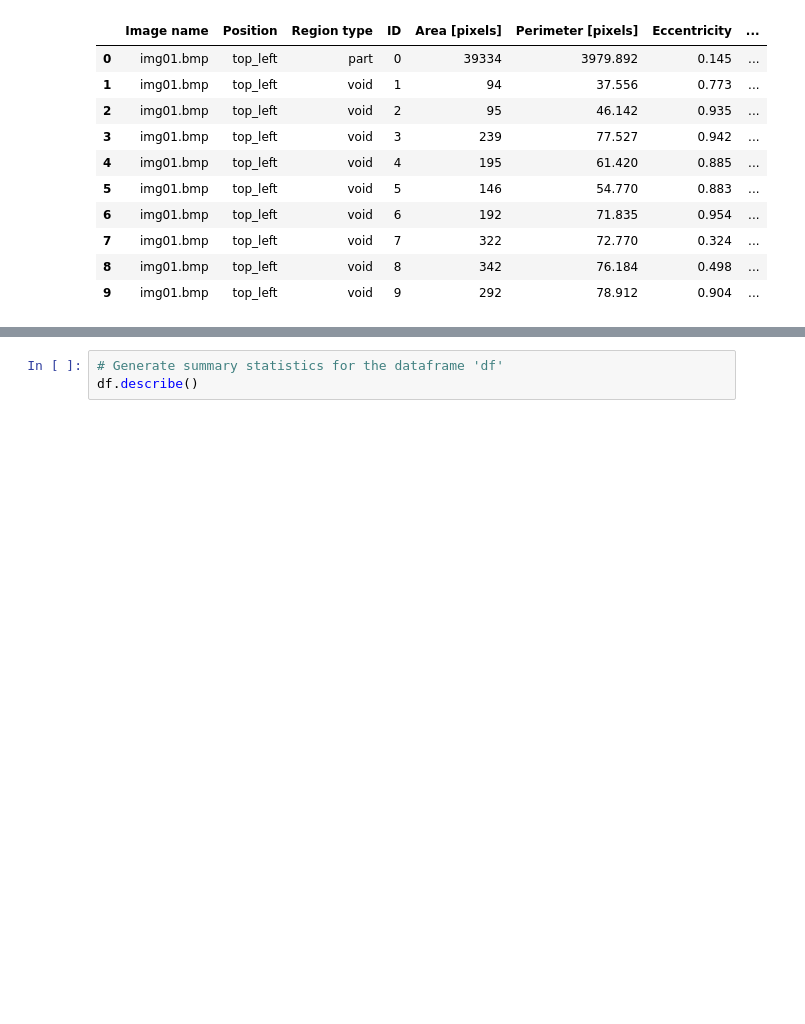
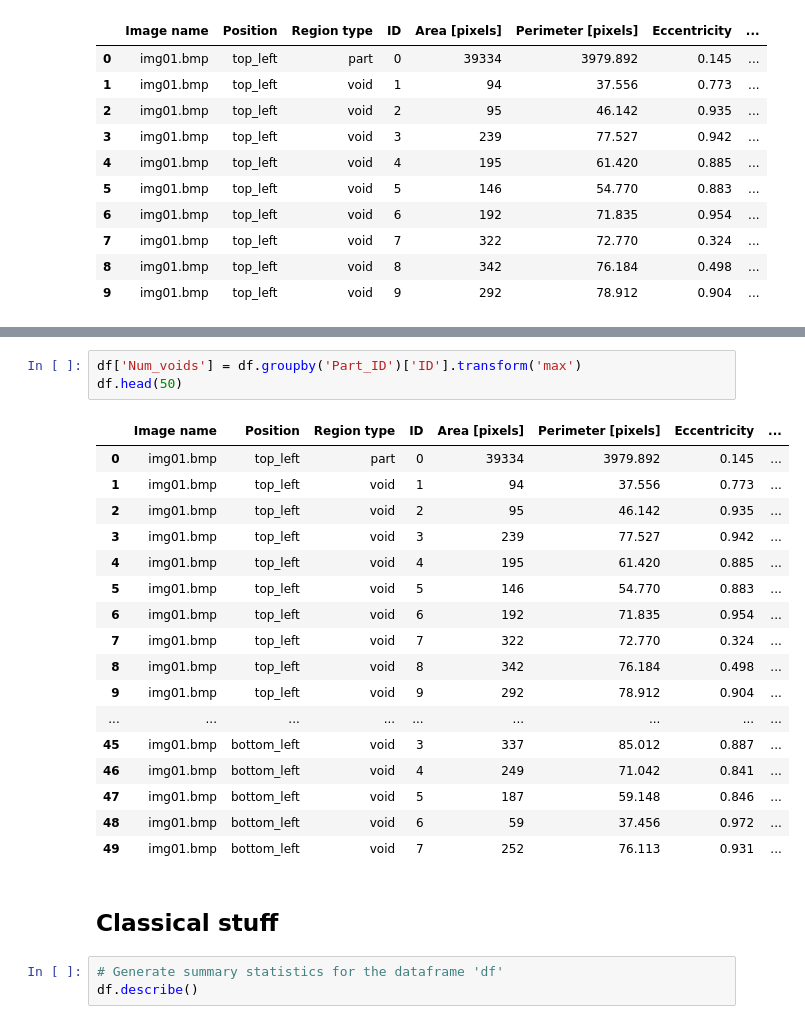
Before and after one commit to abylai11/qda-project, a Jupyter notebook: Python code/Exploration.ipynb, the cells around one changed output, grey strips where cells are left out. Drawn from its saved outputs; the diff is of its cells as text; blank space fills up the shorter version.

Commit message:
exported in python the stuff from R

```diff
--- a/Python code/Exploration.ipynb
+++ b/Python code/Exploration.ipynb
@@ -35,3 +139,26 @@ df.head(10)
+# %%
+df['Num_voids'] = df.groupby('Part_ID')['ID'].transform('max')
+df.head(50)
+# %% [output]
+|  | Image name | Position | Region type | ID | Area [pixels] | Perimeter [pixels] | Eccentricity | ... |
+| 0 | img01.bmp | top_left | part | 0 | 39334 | 3979.892 | 0.145 | ... |
+| 1 | img01.bmp | top_left | void | 1 | 94 | 37.556 | 0.773 | ... |
+| 2 | img01.bmp | top_left | void | 2 | 95 | 46.142 | 0.935 | ... |
+| 3 | img01.bmp | top_left | void | 3 | 239 | 77.527 | 0.942 | ... |
+| 4 | img01.bmp | top_left | void | 4 | 195 | 61.420 | 0.885 | ... |
+| 5 | img01.bmp | top_left | void | 5 | 146 | 54.770 | 0.883 | ... |
+| 6 | img01.bmp | top_left | void | 6 | 192 | 71.835 | 0.954 | ... |
+| 7 | img01.bmp | top_left | void | 7 | 322 | 72.770 | 0.324 | ... |
+| 8 | img01.bmp | top_left | void | 8 | 342 | 76.184 | 0.498 | ... |
+| 9 | img01.bmp | top_left | void | 9 | 292 | 78.912 | 0.904 | ... |
+| ... | ... | ... | ... | ... | ... | ... | ... | ... |
+| 45 | img01.bmp | bottom_left | void | 3 | 337 | 85.012 | 0.887 | ... |
+| 46 | img01.bmp | bottom_left | void | 4 | 249 | 71.042 | 0.841 | ... |
+| 47 | img01.bmp | bottom_left | void | 5 | 187 | 59.148 | 0.846 | ... |
+| 48 | img01.bmp | bottom_left | void | 6 | 59 | 37.456 | 0.972 | ... |
+| 49 | img01.bmp | bottom_left | void | 7 | 252 | 76.113 | 0.931 | ... |
+# %% [markdown]
+## Classical stuff
 # %%
 # Generate summary statistics for the dataframe 'df'
 df.describe()
```
Also changed, not shown: parts of 19 cells of this notebook.
